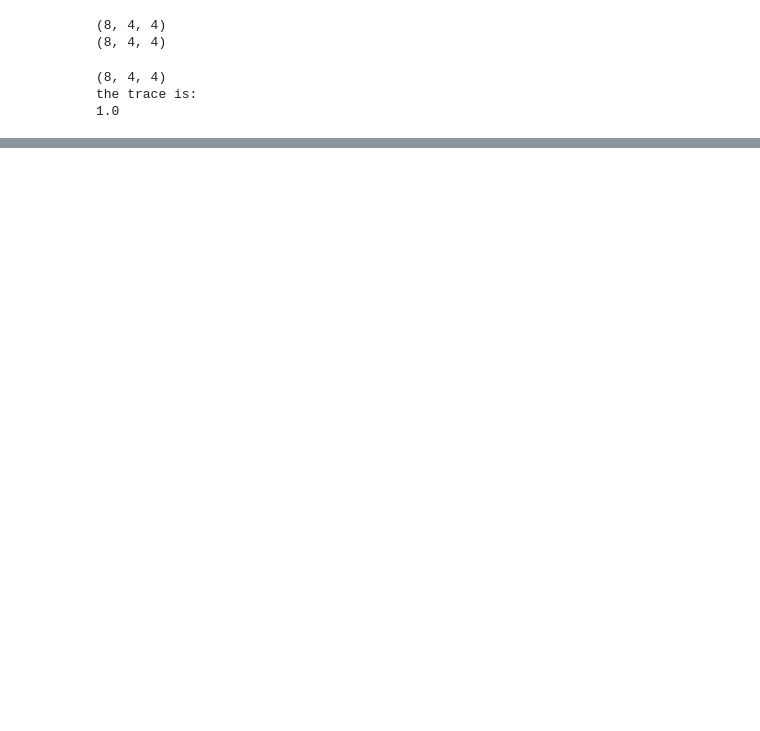
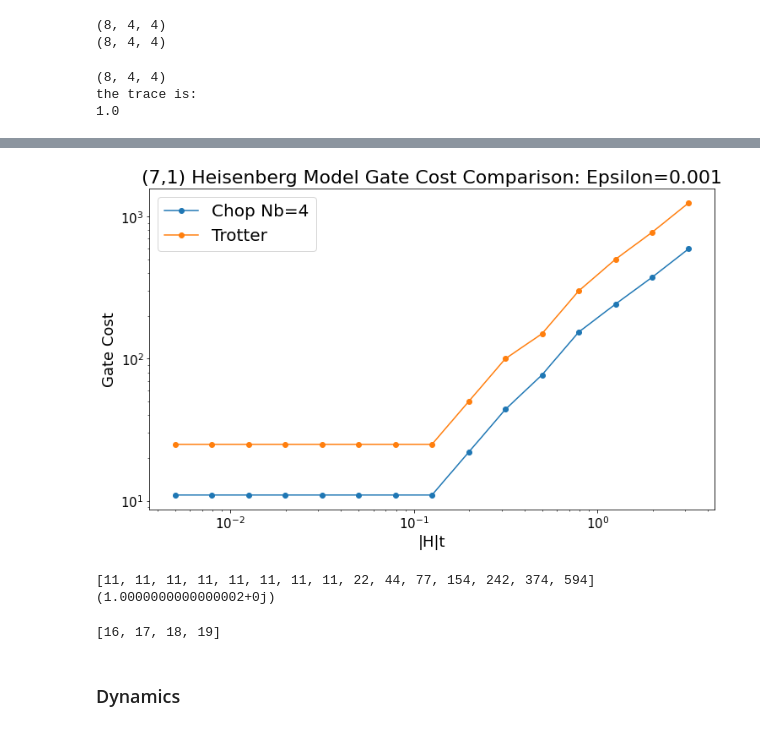
Before and after one commit to mattp97/Trotter-Qdrift-Simulation, a Jupyter notebook: QMC.ipynb, the cells around one changed output, grey strips where cells are left out. Drawn from its saved outputs; the diff is of its cells as text; code cells hidden in the pictures; blank space fills up the shorter version.

```diff
--- a/QMC.ipynb
+++ b/QMC.ipynb
@@ -166,0 +248,25 @@ plt.show()
+# %%
+#CompSim_results = dict()
+qdrift_results = dict()
+trotter_results = dict()
+chop_results = dict()
+
+#local_partition(local_trot, "trotter")
+trot_terms = dict()
+qd_terms = dict()
+nb_vals = dict()
+
+for t in time:
+    # partition_sim(sim, "exact_optimal_chop", time =t, epsilon=epsilon)
+    # CompSim_results[t] = int(sim.gate_count)
+    # trot_terms[t] = len(sim.trotter_norms)
+    # qd_terms[t] = len(sim.qdrift_norms)
+    # nb_vals[t] = sim.nb
+
+    trotter_results[t] = int(exact_cost(trotter, time=t, nb=1, epsilon=epsilon))
+
+    chop_results[t] = int(exact_cost(chop, time=t, nb=4, epsilon=epsilon))
+
+#qd_times = time[:16]
+#for t in qd_times:
+    #qdrift_results[t] = int(exact_cost(qdrift, time=t, nb=1, epsilon=epsilon))
@@ -166,0 +290,31 @@ plt.show()
+# %%
+#plotting
+plt.figure(figsize = (12, 7))
+plt.title("(7,1) Heisenberg Model Gate Cost Comparison: Epsilon=0.001", size =22)
+plt.xticks(fontsize=15)
+plt.yticks(fontsize=15)
+plt.xlabel("|H|t", size =18)
+plt.ylabel("Gate Cost", size =18)
+plt.loglog(time, list(chop_results.values()), "o-", label="Chop Nb=4")
+#plt.loglog(time, list(local_trot_results.values()), "o-", label="Local Trotter")
+plt.loglog(time, list(trotter_results.values()), "o-",label="Trotter")
+#plt.loglog(qd_times[:13], list(qdrift_results.values()),"o-", label="QDrift")
+plt.legend(fontsize = 20)
+plt.show()
+# %% [output]
+[figure, added]
+# %%
+print(list(chop_results.values()))
+print(np.trace(trotter.final_state))
+# %% [output]
+[11, 11, 11, 11, 11, 11, 11, 11, 22, 44, 77, 154, 242, 374, 594]
+(1.0000000000000002+0j)
+# %%
+emplist = []
+for i in range(0, 20):
+    emplist.append(i)
+print(emplist[-4:])
+# %% [output]
+[16, 17, 18, 19]
+# %% [markdown]
+### Dynamics
```
Also changed, not shown: parts of 9 cells of this notebook, 1 other file.
